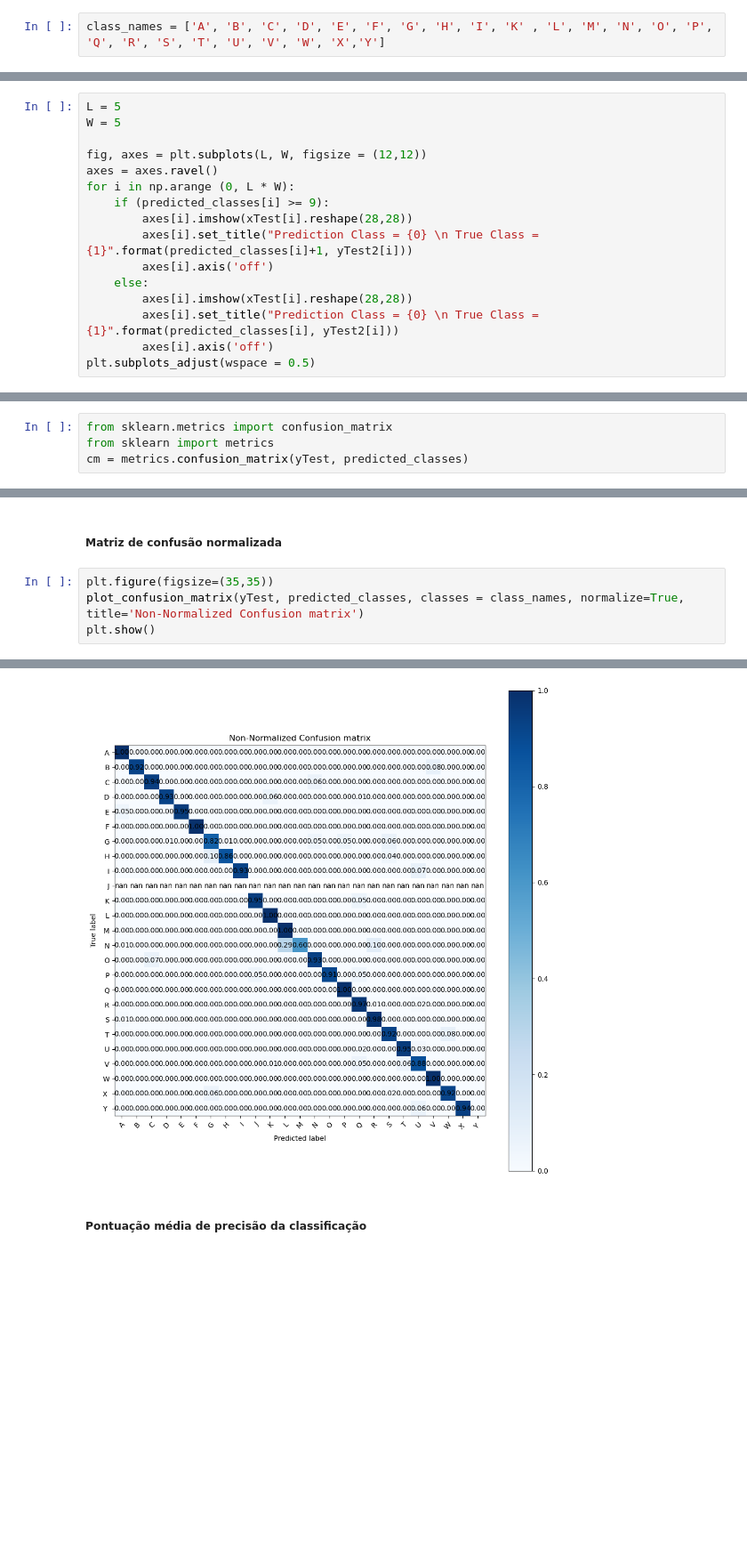
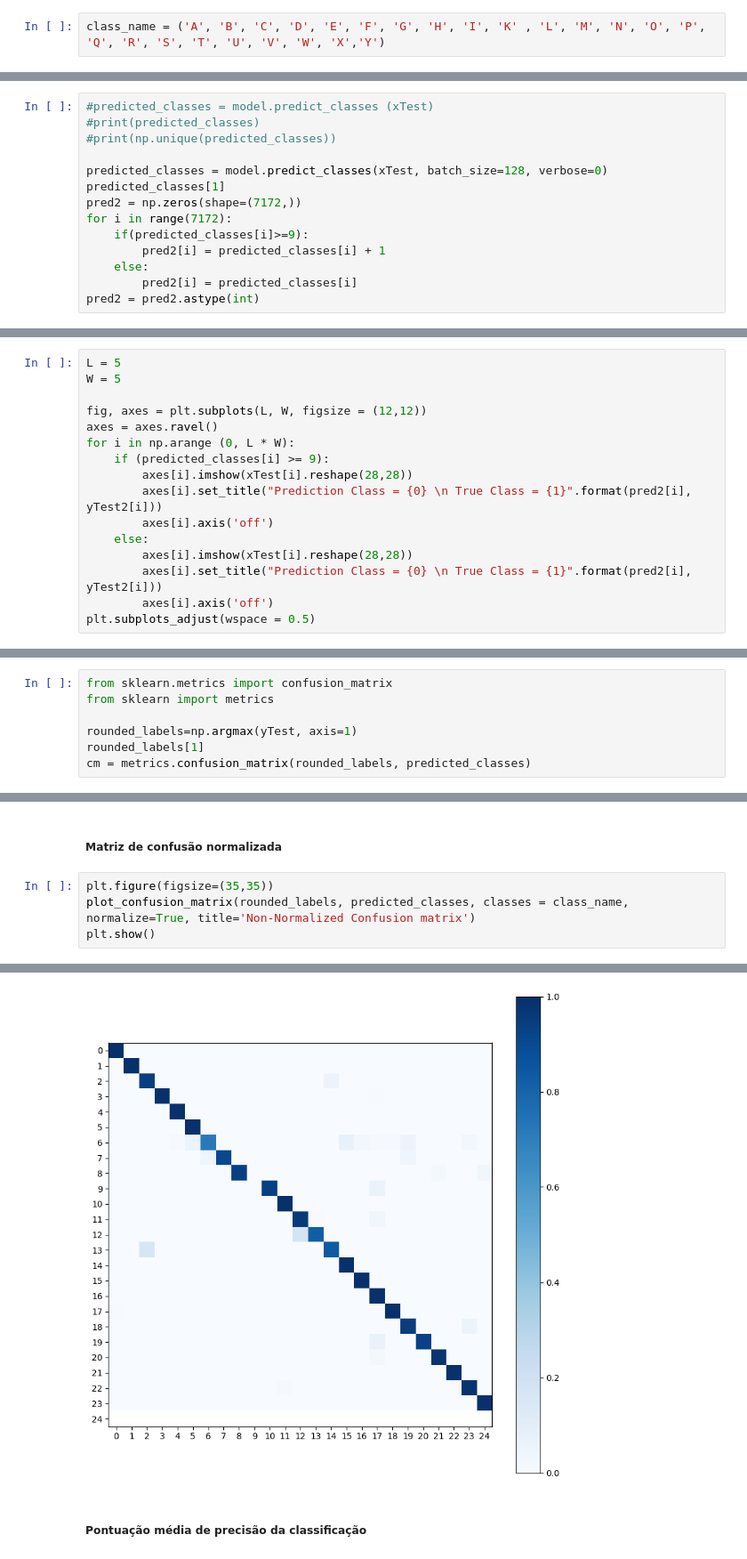
Before and after one commit to renatovalente5/AA-Projs, a Jupyter notebook: comments.ipynb, the cells around one changed output, grey strips where cells are left out. Shown at 89% size. Saved outputs shown, nothing was run; the diff lists cells and outputs as text; blank space fills up the shorter version.

```diff
--- a/comments.ipynb
+++ b/comments.ipynb
@@ -60,4 +56,4 @@ dataTest.head()
 # %% [markdown]
 ##### Especificar os rótulos de classe para as imagens
 # %%
-class_names = ['A', 'B', 'C', 'D', 'E', 'F', 'G', 'H', 'I', 'K' , 'L', 'M', 'N', 'O', 'P', 'Q', 'R', 'S', 'T', 'U', 'V', 'W', 'X','Y']
+class_name = ('A', 'B', 'C', 'D', 'E', 'F', 'G', 'H', 'I', 'K' , 'L', 'M', 'N', 'O', 'P', 'Q', 'R', 'S', 'T', 'U', 'V', 'W', 'X','Y')
@@ -206,3 +214,17 @@ predicted_classes = model.predict_classes (xTest)
+# %%
+#predicted_classes = model.predict_classes (xTest)
+#print(predicted_classes)
+#print(np.unique(predicted_classes))
+
+predicted_classes = model.predict_classes(xTest, batch_size=128, verbose=0)
+predicted_classes[1]
+pred2 = np.zeros(shape=(7172,))
+for i in range(7172):
+    if(predicted_classes[i]>=9):
+        pred2[i] = predicted_classes[i] + 1
+    else:
+        pred2[i] = predicted_classes[i]
+pred2 = pred2.astype(int)
 # %% [markdown]
 ##### Visualização das previsoes dos rótulos das classes para as imagens de teste do modelo da CNN
 # %%
@@ -214,11 +236,11 @@ axes = axes.ravel()
 for i in np.arange (0, L * W):
     if (predicted_classes[i] >= 9):
         axes[i].imshow(xTest[i].reshape(28,28))
-        axes[i].set_title("Prediction Class = {0} \n True Class = {1}".format(predicted_classes[i]+1, yTest2[i]))
+        axes[i].set_title("Prediction Class = {0} \n True Class = {1}".format(pred2[i], yTest2[i]))
         axes[i].axis('off')
     else:
         axes[i].imshow(xTest[i].reshape(28,28))
-        axes[i].set_title("Prediction Class = {0} \n True Class = {1}".format(predicted_classes[i], yTest2[i]))
+        axes[i].set_title("Prediction Class = {0} \n True Class = {1}".format(pred2[i], yTest2[i]))
         axes[i].axis('off')
 plt.subplots_adjust(wspace = 0.5)
 # %% [output]
@@ -228,7 +250,10 @@ plt.subplots_adjust(wspace = 0.5)
 # %%
 from sklearn.metrics import confusion_matrix
 from sklearn import metrics
-cm = metrics.confusion_matrix(yTest, predicted_classes)
+
+rounded_labels=np.argmax(yTest, axis=1)
+rounded_labels[1]
+cm = metrics.confusion_matrix(rounded_labels, predicted_classes)
 # %% [markdown]
 ##### Definir a função para o gráfico da matriz de confusão
 # %%
@@ -282,7 +306,7 @@ Confusion matrix, without normalization
 ##### Matriz de confusão normalizada
 # %%
 plt.figure(figsize=(35,35))
-plot_confusion_matrix(yTest, predicted_classes, classes = class_names, normalize=True, title='Non-Normalized Confusion matrix')
+plot_confusion_matrix(rounded_labels, predicted_classes, classes = class_name, normalize=True, title='Non-Normalized Confusion matrix')
 plt.show()
 # %% [output]
 Normalized confusion matrix
@@ -290,4 +315,4 @@ Normalized confusion matrix
-[figure, old version]
+[figure, new version]
 # %% [markdown]
 ##### Pontuação média de precisão da classificação
 # %%
```
Also changed, not shown: parts of 19 cells of this notebook.
